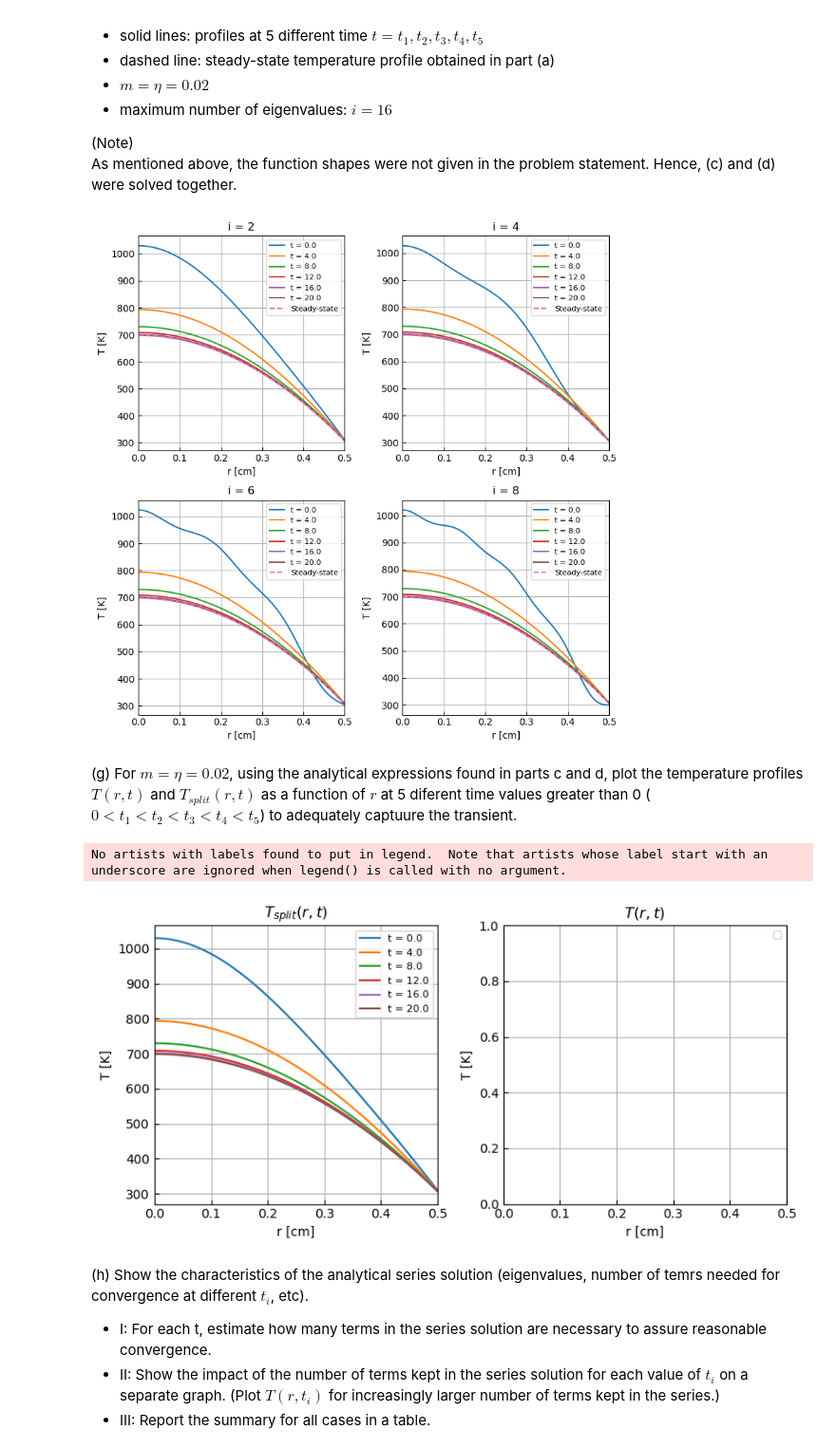
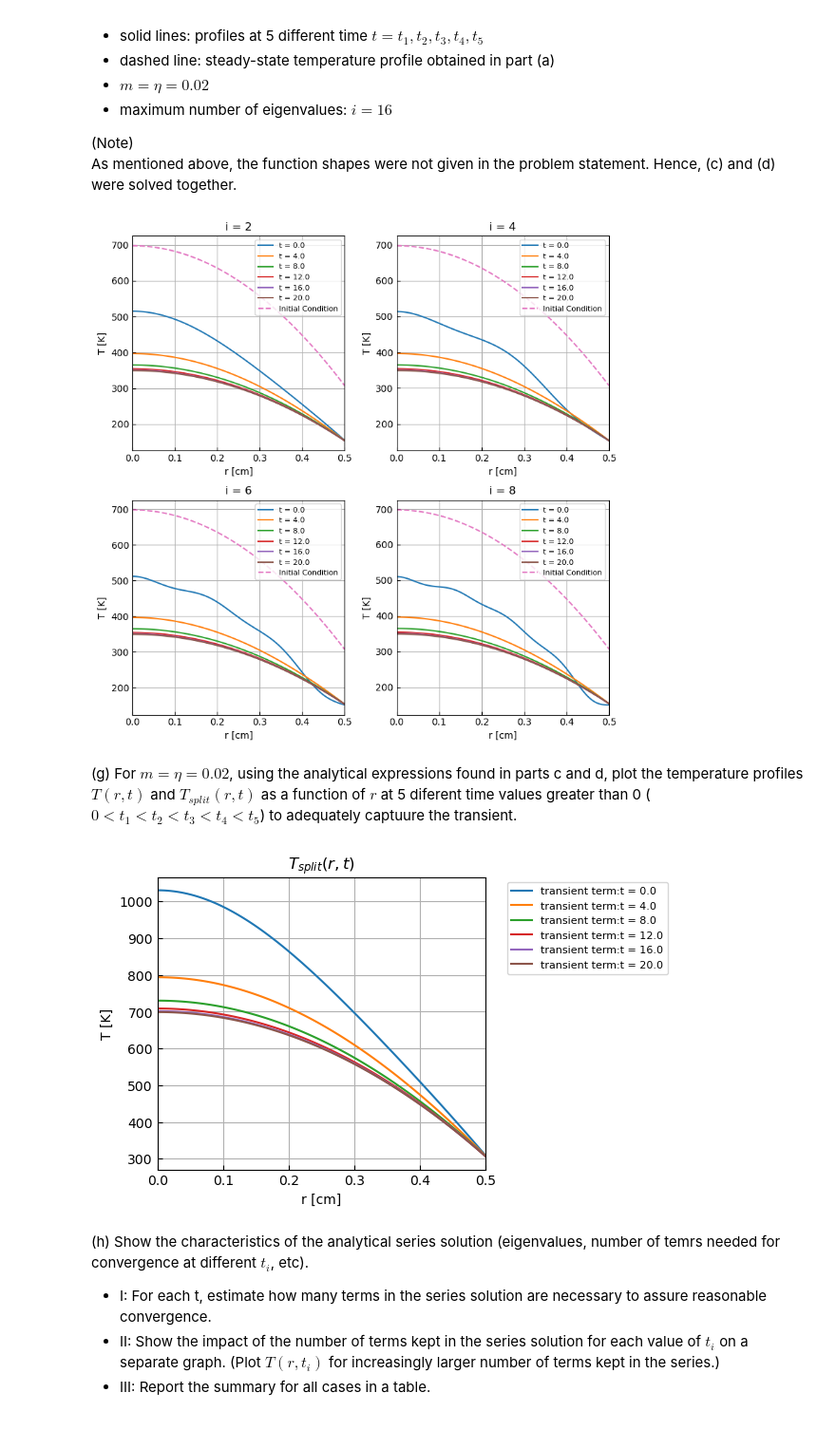
Before and after one commit to kkazuma19/HW501, a Jupyter notebook: CP2.ipynb, the cells around one changed output. Shown at 95% size. Drawn from its saved outputs; the diff is of its cells as text; code cells hidden in the pictures.

```diff
--- a/CP2.ipynb
+++ b/CP2.ipynb
@@ -517,12 +515,12 @@ fig, axs = plt.subplots(2, 2, figsize=(8, 8))
 for i, ax in enumerate(axs.flat):
     # Calculate T for each time point and plot
     for t_i in t:
-        T_i = T_ss + T((i+1)*2, r, t_i, R, -q0/(4*k), Tb0, alpha, 0.02, 0.02)
+        T_i = (T_ss + T((i+1)*2, r, t_i, R, -q0/(4*k), Tb0, alpha, 0.02, 0.02))/2
         ax.plot(r, T_i, label=f't = {t_i}')
         ax.title.set_text(f'i = {(i+1)*2}')
 
     # Plot T_ss
-    ax.plot(r, T_ss, ls='--', label='Steady-state')
+    ax.plot(r, T_ss, ls='--', label='Initial Condition')
 
     # Set labels, title, and grid
     ax.set_xlabel('r [cm]')
@@ -535,45 +533,38 @@ for i, ax in enumerate(axs.flat):
 plt.tight_layout()
 plt.show()
 # %% [output]
-[figure, old version]
+[figure, new version]
 # %% [markdown]
 (g) For $m=\eta=0.02$, using the analytical expressions found in parts c and d, plot the temperature profiles $T(r,t)$ and $T_{split}(r,t)$ as a function of $r$ at 5 diferent time values greater than 0 ($0 < t_1 < t_2 < t_3 < t_4 < t_5$) to adequately captuure the transient.
 # %%
 # Plotting T(r, t) vs r
 t = np.linspace(0, 20, 6)
 
 # Create subplots
-fig, axs = plt.subplots(1, 2, figsize=(8, 4))
+fig, ax = plt.subplots(1, 1, figsize=(6, 4))
 
-# Plot T(r, t) vs r
-for i, ax in enumerate(axs.flat):
-    # Plot T(r, t) vs r axs[0]
-    if i == 0:
-        for t_i in t:
-            T_i = T_ss + T(2, r, t_i, R, -q0/(4*k), Tb0, alpha, 0.02, 0.02)
-            ax.plot(r, T_i, label=f't = {t_i}')
-        ax.set_title(r'$T_{split}(r,t)$')
-    else:
-        # T(r,t)? work on this part later (kazuma)
-        '''
-        for t_i in t:
-            T_i = T_ss + T(10, r, t_i, R, -q0/(4*k), Tb0, alpha, 0.02, 0.02)
-            ax.plot(r, T_i, label=f't = {t_i}')
-        '''
-        ax.set_title(r'$T(r,t)$')
+#ax.plot(r, T_ss, ls='--', label='T(r)')
+
+for t_i in t:
+    T_i =  T_ss + T(2, r, t_i, R, -q0/(4*k), Tb0, alpha, 0.02, 0.02)
+    ax.plot(r, T_i, label=f'transient term:t = {t_i}')
+    ax.set_title(r'$T_{split}(r,t)$')
 
     ax.set_xlabel('r [cm]')
     ax.set_ylabel('T [K]')
     ax.grid(True)
     ax.set_xlim(0, R)
-    ax.legend(fontsize=8)
+
+# Place legend outside plot
+ax.legend(fontsize=8, loc='upper left', bbox_to_anchor=(1.05, 1))
+
+# Adjust subplot parameters to give specified padding.
+plt.subplots_adjust(right=0.7)
 
 # Show the plot
-plt.tight_layout()
 plt.show()
 # %% [output]
-No artists with labels found to put in legend.  Note that artists whose label start with an underscore are ignored when legend() is called with no argument.
-[figure, old version]
+[figure, new version]
 # %% [markdown]
 (h) Show the characteristics of the analytical series solution (eigenvalues, number of temrs needed for convergence at different $t_i$, etc).
 - I: For each t, estimate how many terms in the series solution are necessary to assure reasonable convergence.
```
Also changed, not shown: parts of 6 cells of this notebook.
